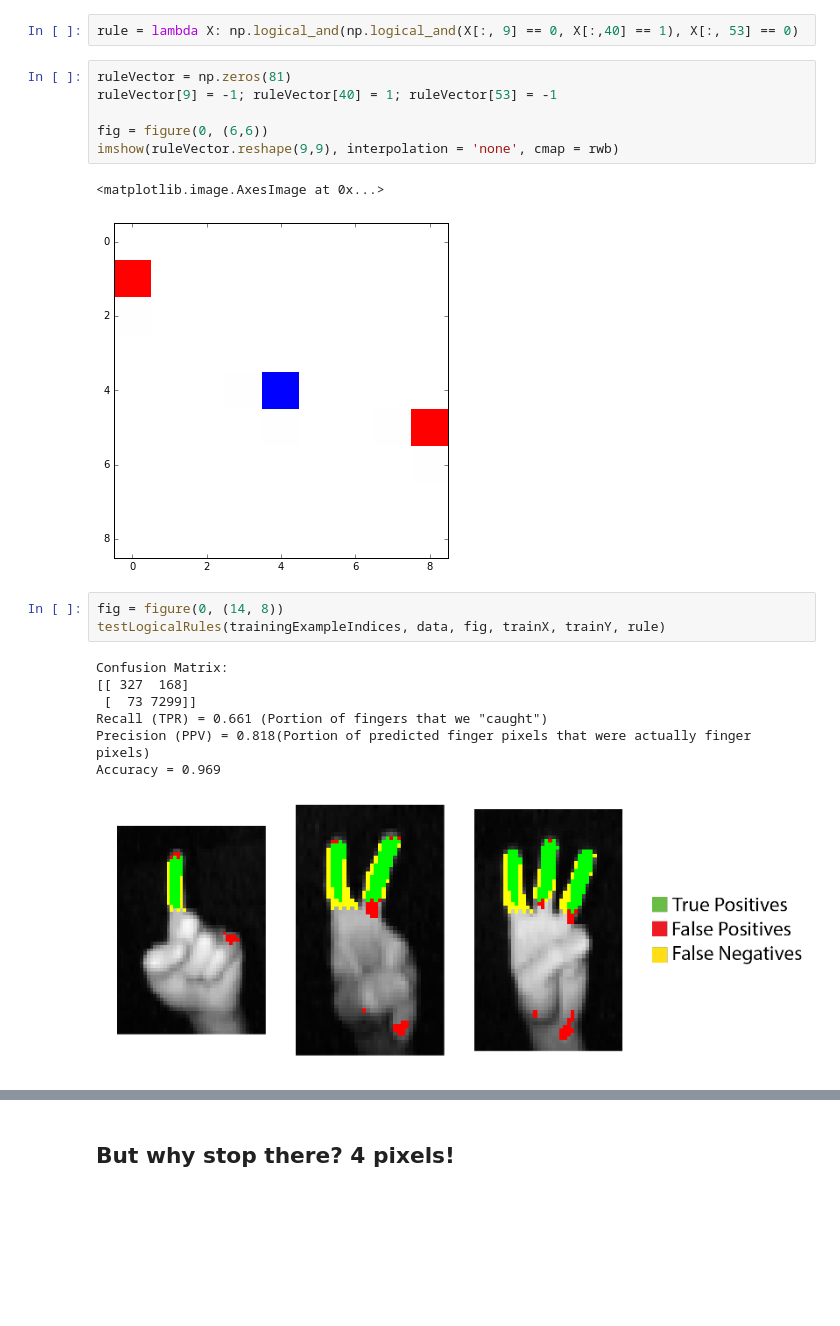
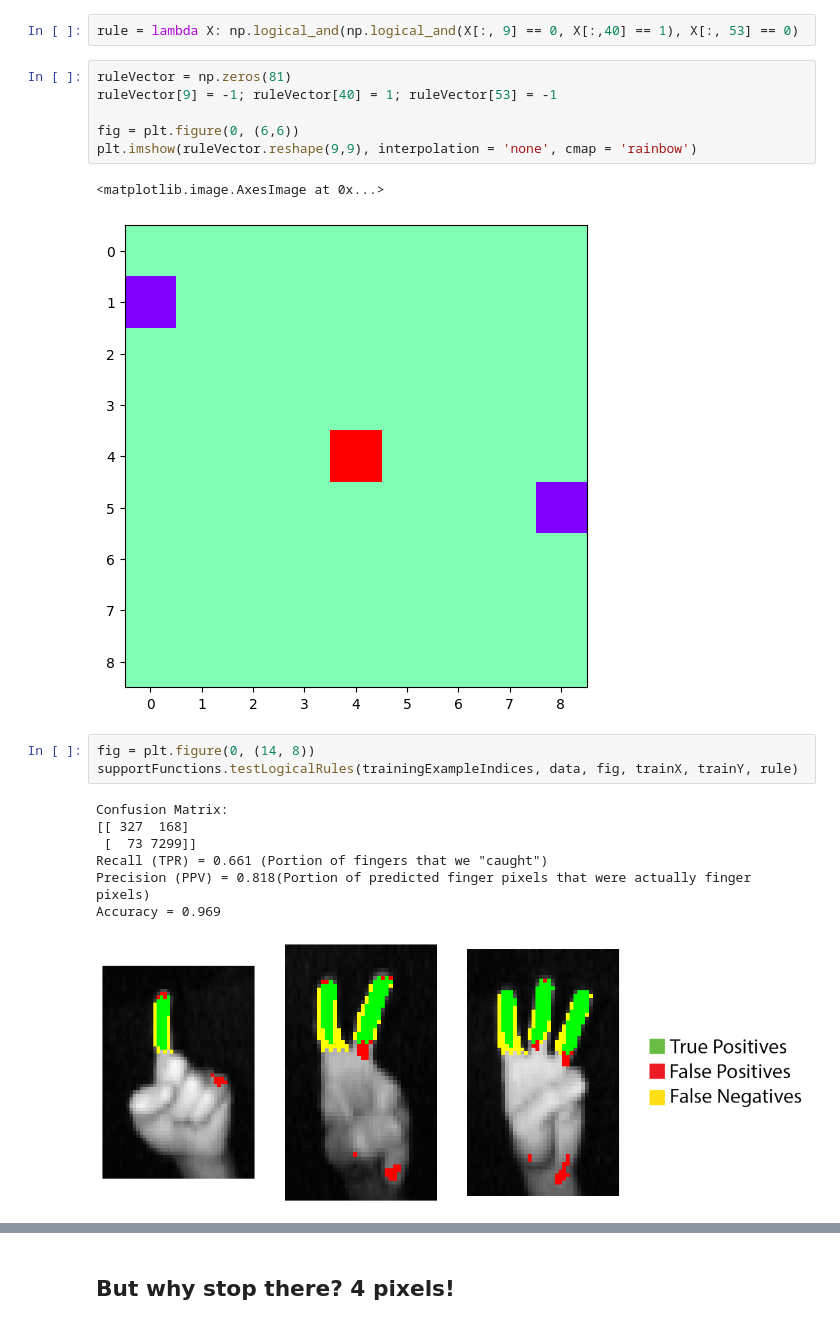
Before and after one commit to stephencwelch/LearningToSee, a Jupyter notebook: Learning to See [Part 10 - World Domination].ipynb, the cells around one changed output, grey strips where cells are left out. Saved outputs shown, nothing was run; the diff lists cells and outputs as text; blank space fills up the shorter version.

```diff
--- a/Learning to See [Part 10 - World Domination].ipynb
+++ b/Learning to See [Part 10 - World Domination].ipynb
@@ -180,15 +180,15 @@ rule = lambda X: np.logical_and(np.logical_and(X[:, 9] == 0, X[:,40] == 1), X[:,
 # %%
 ruleVector = np.zeros(81)
 ruleVector[9] = -1; ruleVector[40] = 1; ruleVector[53] = -1
 
-fig = figure(0, (6,6))
-imshow(ruleVector.reshape(9,9), interpolation = 'none', cmap = rwb)
+fig = plt.figure(0, (6,6))
+plt.imshow(ruleVector.reshape(9,9), interpolation = 'none', cmap = 'rainbow')
 # %% [output]
 <matplotlib.image.AxesImage at 0x...>
-[figure, old version]
+[figure, new version]
 # %%
-fig = figure(0, (14, 8))
-testLogicalRules(trainingExampleIndices, data, fig, trainX, trainY, rule)
+fig = plt.figure(0, (14, 8))
+supportFunctions.testLogicalRules(trainingExampleIndices, data, fig, trainX, trainY, rule)
 # %% [output]
 Confusion Matrix:
 [[ 327  168]
@@ -196,5 +196,5 @@ Confusion Matrix:
 Recall (TPR) = 0.661 (Portion of fingers that we "caught")
 Precision (PPV) = 0.818(Portion of predicted finger pixels that were actually finger pixels)
 Accuracy = 0.969
-[figure, old version]
+[figure, new version]
 # %%
```
Also changed, not shown: parts of 10 cells of this notebook, 8 other files.
